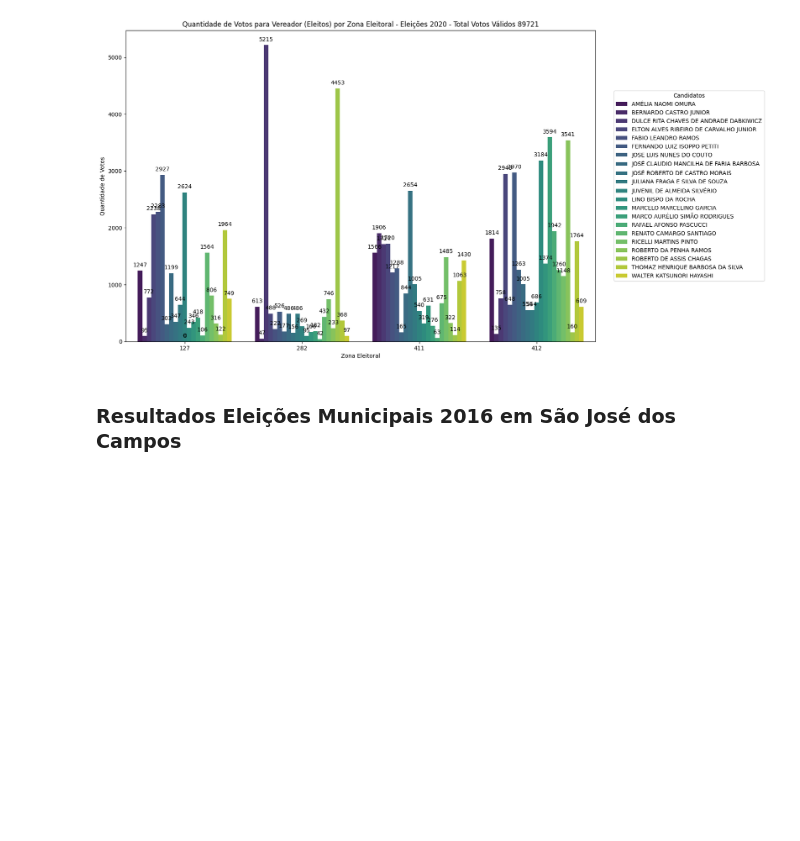
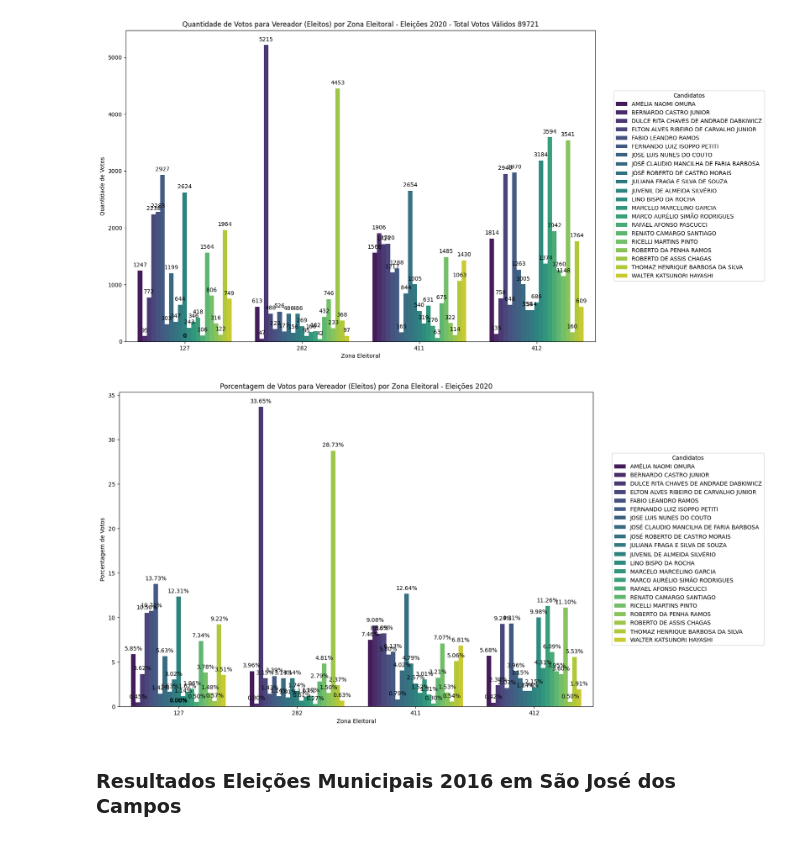
Before and after one commit to diogobranquinho/analytics, a Jupyter notebook: notebooks/mayoranalytics.ipynb, the cells around one changed output. Saved outputs shown, nothing was run; the diff lists cells and outputs as text; code cells hidden in the pictures; blank space fills up the shorter version.

```diff
--- a/notebooks/mayoranalytics.ipynb
+++ b/notebooks/mayoranalytics.ipynb
@@ -218,6 +218,24 @@ plt.legend(title='Candidatos', loc='center', bbox_to_anchor=(1.2, 0.5))
 plt.show()
 # %% [output]
 [figure]
+# %%
+dados_agrupados = vereador2020.groupby(['nr_zona', 'nm_candidato'])['qt_votos_nom_validos'].sum().reset_index()
+dados_agrupados['porcentagem'] = (dados_agrupados['qt_votos_nom_validos'] / dados_agrupados.groupby('nr_zona')['qt_votos_nom_validos'].transform('sum')) * 100
+
+plt.figure(figsize=(15, 10))
+ax = sns.barplot(x='nr_zona', y='porcentagem', hue='nm_candidato', data=dados_agrupados, palette='viridis')
+
+for p in ax.patches:
+    ax.annotate(f'{p.get_height():.2f}%', (p.get_x() + p.get_width() / 2., p.get_height()),
+                ha='center', va='center', xytext=(0, 10), textcoords='offset points', fontsize=10)
+
+plt.xlabel('Zona Eleitoral')
+plt.ylabel('Porcentagem de Votos')
+plt.title(f'Porcentagem de Votos para Vereador (Eleitos) por Zona Eleitoral - Eleições 2020')
+plt.legend(title='Candidatos', loc='center', bbox_to_anchor=(1.2, 0.5))
+plt.show()
+# %% [output]
+[figure, added]
 # %% [markdown]
 ### Resultados Eleições Municipais 2016 em São José dos Campos
 # %%
```
Also changed, not shown: parts of 12 cells of this notebook, 12 other files.
